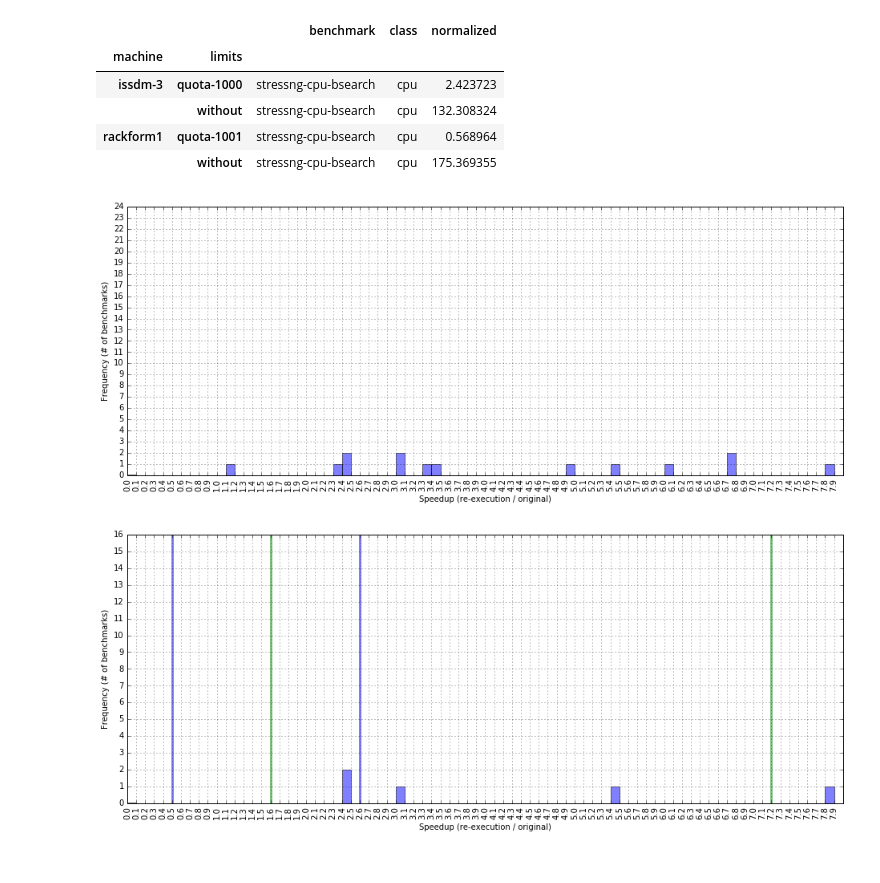
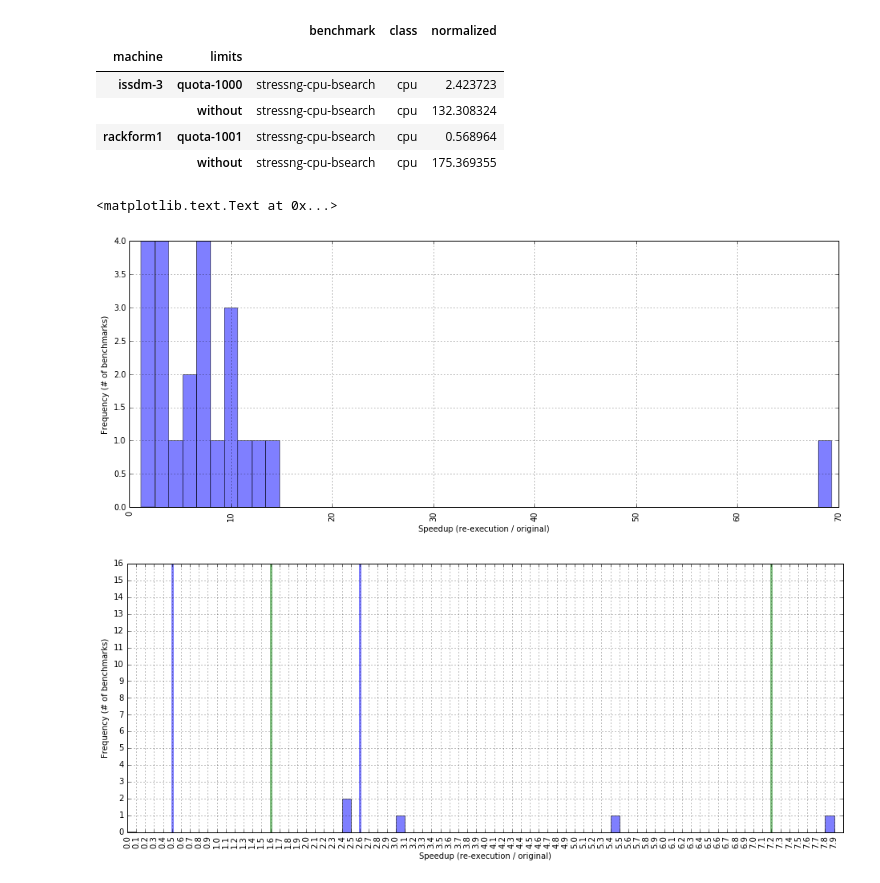
Before and after one commit to ljishen/srl, a Jupyter notebook: kivier/visualize.ipynb, the cells around one changed output. Saved outputs shown, nothing was run; the diff lists cells and outputs as text; code cells hidden in the pictures.

Commit message:
Plot the graph seperately

```diff
--- a/kivier/visualize.ipynb
+++ b/kivier/visualize.ipynb
@@ -166,17 +166,18 @@ norm_grouped.groupby(['machine', 'limits']).min()
 # %%
 #plt.figure(figsize=(20,10))
 bins=[.5, .55,.6,.65,.7,.75,.8,.85,.9,.95,1,1.05,1.1,1.15,1.2,1.25,1.3,1.35,1.4,1.45,1.5,1.55,1.6,1.65,1.7,1.75,1.8,1.85,1.9,1.95,2,3.25,3.5,3.75,4,4.25,4.5,4.75,5,6,7,8,9]
-pred=(
-      (norm_grouped['machine'] == 'issdm-3'))
+pred = ((norm_grouped['machine'] == 'issdm-3') & (norm_grouped['limits'] != 'without'))
 
-ax = norm_grouped[pred].groupby('limits').normalized.hist(bins=np.arange(0,8,.1),xrot=90,figsize=(16,6),alpha=0.5)
-ticks = ax[0].set_xticks(np.arange(0,8,.1))
-ticks = ax[0].set_yticks(range(0,25))
+ax = norm_grouped[pred].groupby('limits').normalized.hist(bins=50,xrot=90,figsize=(16,6),alpha=0.5)
+
+#ticks = ax[0].set_xticks(np.arange(0,8,.1))
+#ticks = ax[0].set_yticks(range(0,25))
 plt.xlabel('Speedup (re-execution / original)')
 plt.ylabel('Frequency (# of benchmarks)')
-plt.savefig('with_and_without_limits.png', bbox_inches='tight', dpi=300)
+#plt.savefig('with_and_without_limits.png', bbox_inches='tight', dpi=300)
 # %% [output]
+<matplotlib.text.Text at 0x...>
-[figure, old version]
+[figure, new version]
 # %%
 #plt.figure(figsize=(20,10))
 bins=[.5, .55,.6,.65,.7,.75,.8,.85,.9,.95,1,1.05,1.1,1.15,1.2,1.25,1.3,1.35,1.4,1.45,1.5,1.55,1.6,1.65,1.7,1.75,1.8,1.85,1.9,1.95,2,3.25,3.5,3.75,4,4.25,4.5,4.75,5,6,7,8,9]
```
Also changed, not shown: 1 other file.
